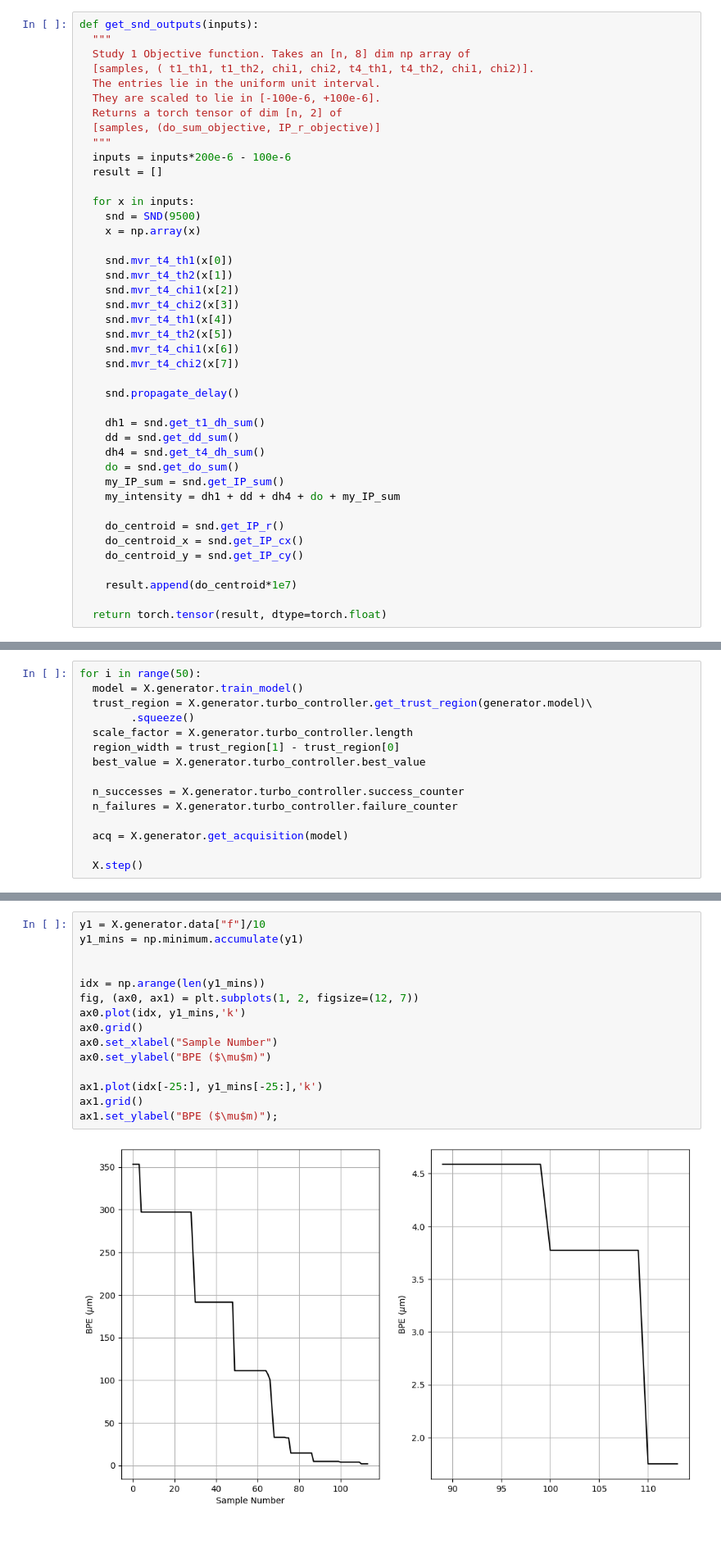
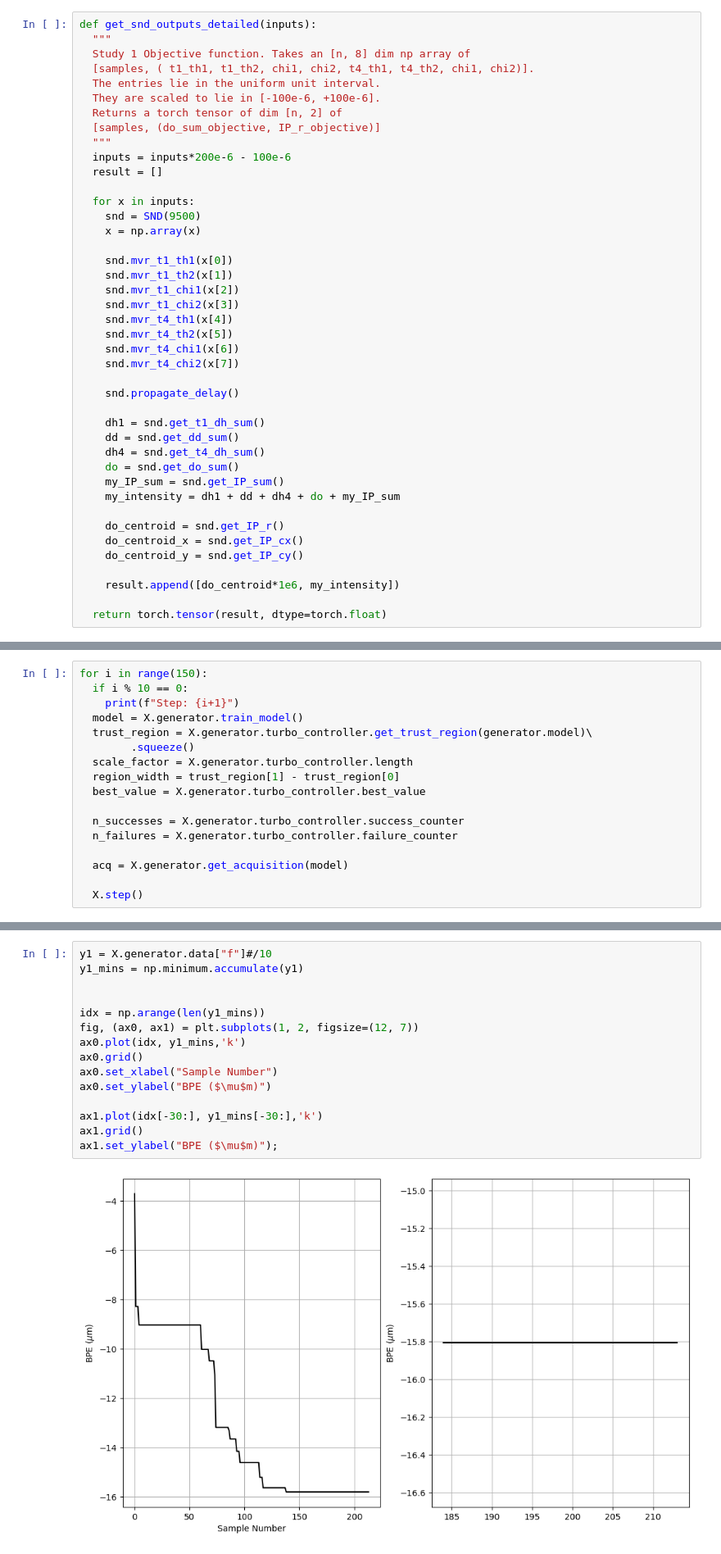
Before and after one commit to aashwinmishra/SLACBeamOptimization, a Jupyter notebook: notebooks/08_SND_TurBO.ipynb, the cells around one changed output, grey strips where cells are left out. Shown: that part at 82% size. Cells and saved outputs as stored; diff of their text form.

```diff
--- a/notebooks/08_SND_TurBO.ipynb
+++ b/notebooks/08_SND_TurBO.ipynb
@@ -75,5 +106,5 @@ import pandas as pd
 # %%
-def get_snd_outputs(inputs):
+def get_snd_outputs_detailed(inputs):
   """
   Study 1 Objective function. Takes an [n, 8] dim np array of
   [samples, ( t1_th1, t1_th2, chi1, chi2, t4_th1, t4_th2, chi1, chi2)].
@@ -89,10 +120,10 @@ def get_snd_outputs(inputs):
     snd = SND(9500)
     x = np.array(x)
 
-    snd.mvr_t4_th1(x[0])
-    snd.mvr_t4_th2(x[1])
-    snd.mvr_t4_chi1(x[2])
-    snd.mvr_t4_chi2(x[3])
+    snd.mvr_t1_th1(x[0])
+    snd.mvr_t1_th2(x[1])
+    snd.mvr_t1_chi1(x[2])
+    snd.mvr_t1_chi2(x[3])
     snd.mvr_t4_th1(x[4])
     snd.mvr_t4_th2(x[5])
     snd.mvr_t4_chi1(x[6])
@@ -111,7 +142,7 @@ def get_snd_outputs(inputs):
     do_centroid_x = snd.get_IP_cx()
     do_centroid_y = snd.get_IP_cy()
 
-    result.append(do_centroid*1e7)
+    result.append([do_centroid*1e6, my_intensity])
 
   return torch.tensor(result, dtype=torch.float)
 # %%
@@ -177,6 +207,8 @@ tensor([[0.1416, 0.4468, 0.9470, 0.0000, 0.5925, 0.2544, 0.3542, 0.4582],
        dtype=torch.float64)
 # %%
-for i in range(50):
+for i in range(150):
+  if i % 10 == 0:
+    print(f"Step: {i+1}")
   model = X.generator.train_model()
   trust_region = X.generator.turbo_controller.get_trust_region(generator.model)\
         .squeeze()
@@ -213,17 +261,17 @@ X.data
 # %%
-y1 = X.generator.data["f"]/10
+y1 = X.generator.data["f"]#/10
 y1_mins = np.minimum.accumulate(y1)
 
 
 idx = np.arange(len(y1_mins))
 fig, (ax0, ax1) = plt.subplots(1, 2, figsize=(12, 7))
 ax0.plot(idx, y1_mins,'k')
 ax0.grid()
 ax0.set_xlabel("Sample Number")
 ax0.set_ylabel("BPE ($\mu$m)")
 
-ax1.plot(idx[-25:], y1_mins[-25:],'k')
+ax1.plot(idx[-30:], y1_mins[-30:],'k')
 ax1.grid()
 ax1.set_ylabel("BPE ($\mu$m)");
 # %% [output]
-[figure, old version]
+[figure, new version]
```
Also changed, not shown: parts of 25 cells of this notebook.
